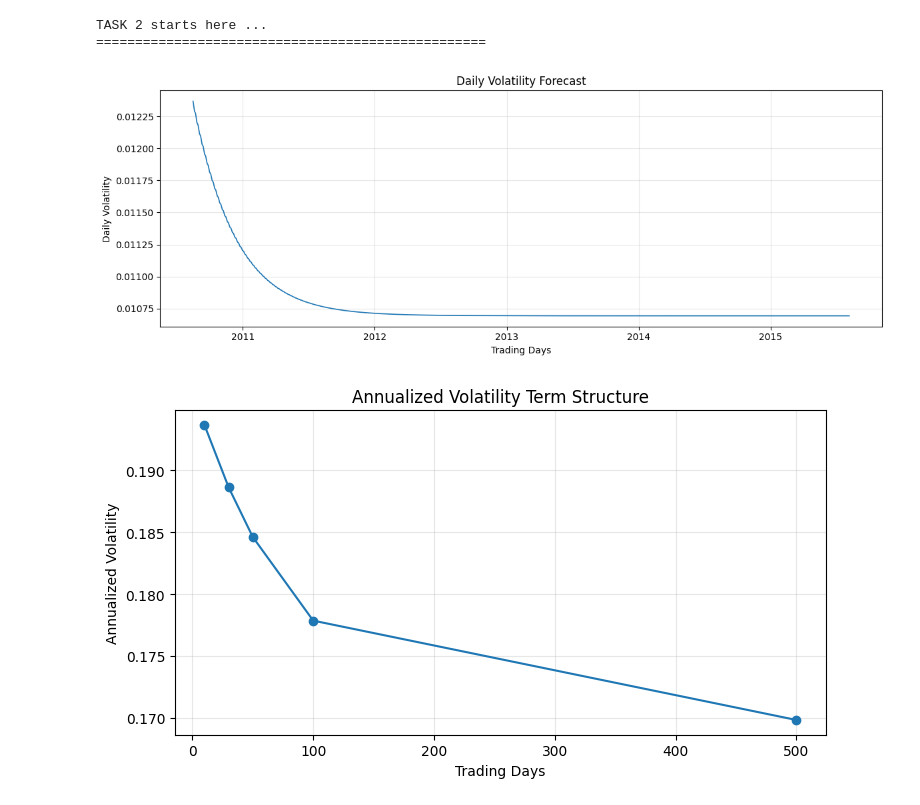
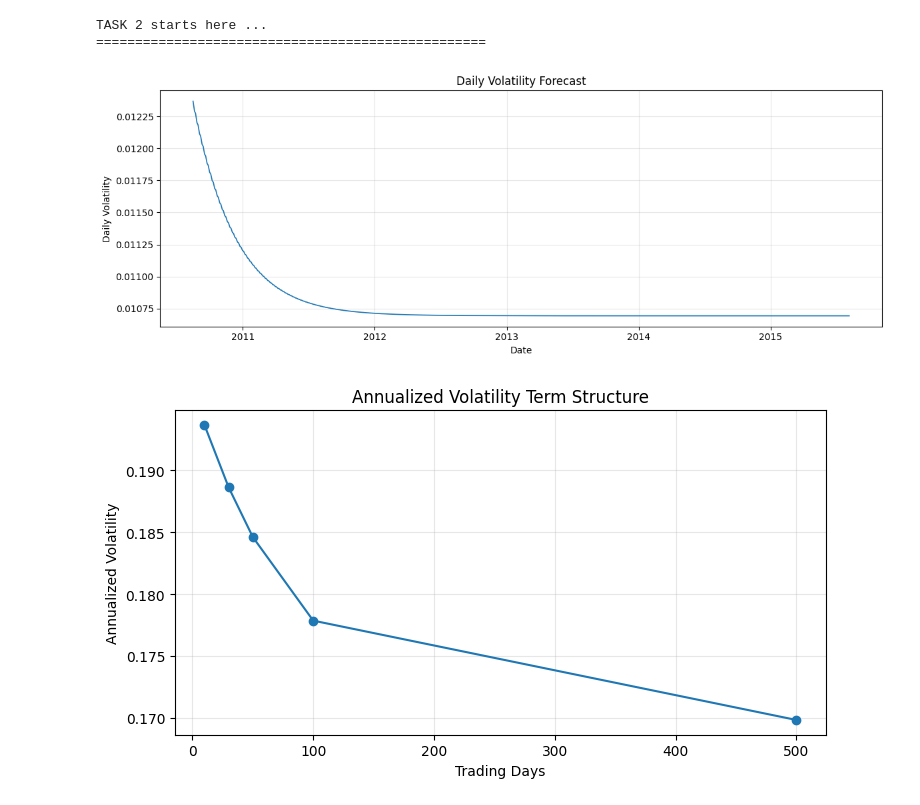
Before and after one commit to dalala333/ma575, a Jupyter notebook: vol_estimation_prj.ipynb, the cells around one changed output. Cells and saved outputs as stored; diff of their text form; code cells hidden in the pictures.

```diff
--- a/vol_estimation_prj.ipynb
+++ b/vol_estimation_prj.ipynb
@@ -136,7 +136,7 @@ u_dates = u_series.index
 def garch(omega, alpha, beta, u):
     n = len(u)
     var = np.zeros(n)
-    var[0] = max(1e-12, omega / max(1e-6, 1 - alpha - beta))
+    var[0] = max(1e-12, omega / max(1e-6, 1.0 - alpha - beta))
     for t in range(1, n):
         var[t] = omega + alpha * (u[t-1]**2) + beta * var[t-1]
     return np.clip(var, 1e-12, None)
@@ -223,33 +223,33 @@ TASK 2 starts here ...
 # %%
 # Part A
 
 start_date = pd.Timestamp("2010-08-14")
 end_date   = pd.Timestamp("2015-08-08")
 forecast_dates = pd.bdate_range(start=start_date, end=end_date)
 H = forecast_dates.shape[0]
 
 # Long-Run Variance
 V_L = omega_hat / (1.0 - alpha_hat - beta_hat)
 
 # sigma_n^2 on the last trainingsample date (2010-08-13)
 sigma_n2 = var_hat[-1]
 
 # Daily Volatility Forecasts
 h = np.arange(1, H + 1, dtype=float)
 sigma2_forecast = V_L + np.power(alpha_hat + beta_hat, h) * (sigma_n2 - V_L)
 sigma_forecast  = np.sqrt(np.clip(sigma2_forecast, 1e-12, None))
 
 # Visualization
 plt.figure(figsize=(12, 4.5))
 if H > 0:
     plt.plot(forecast_dates, sigma_forecast, lw=1.2)
 plt.title('Daily Volatility Forecast')
-plt.xlabel('Trading Days'); plt.ylabel('Daily Volatility')
+plt.xlabel('Date'); plt.ylabel('Daily Volatility')
 plt.grid(True, alpha=0.3)
 plt.tight_layout()
 plt.show()
 # %% [output]
-[figure, old version]
+[figure, new version]
 # %%
 # Part B
 
```
Also changed, not shown: parts of 1 cell of this notebook.
